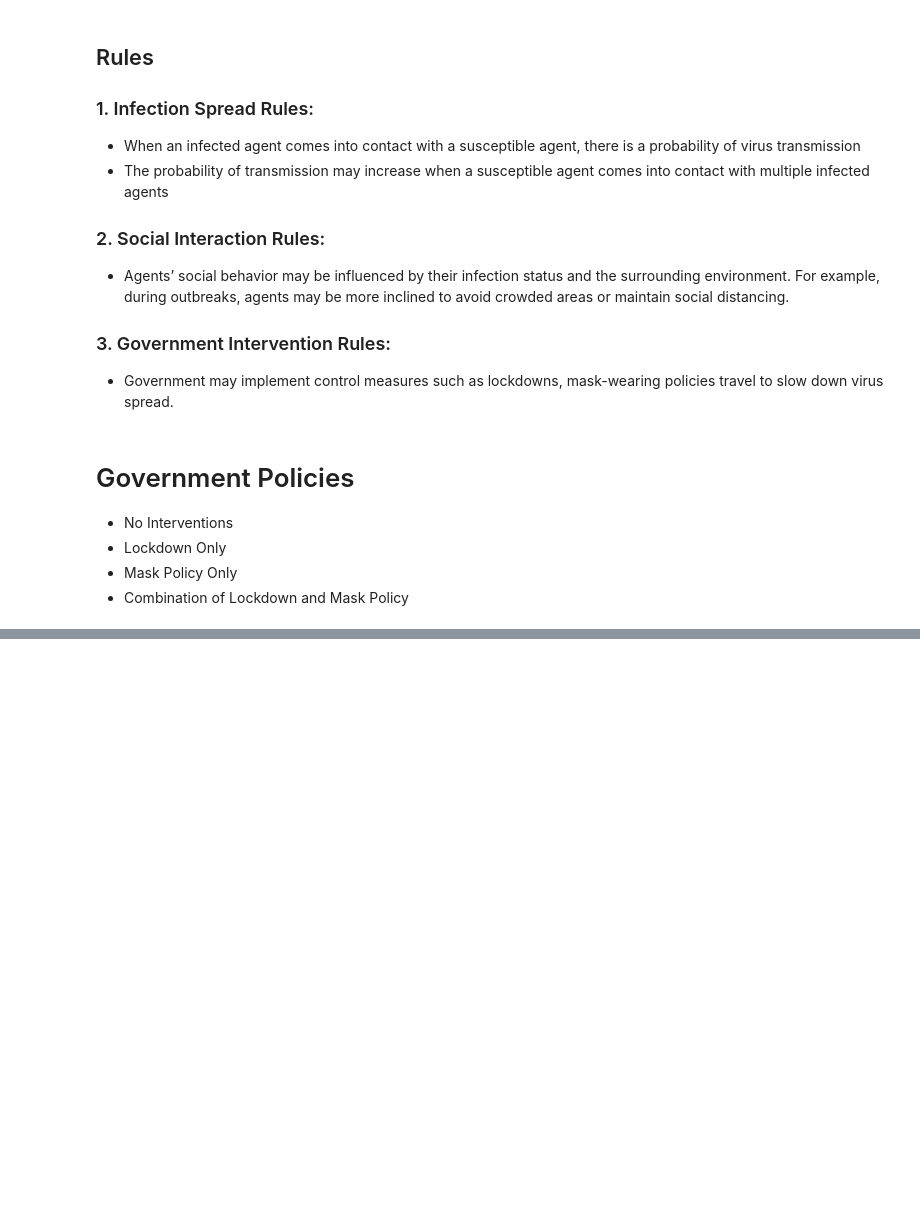
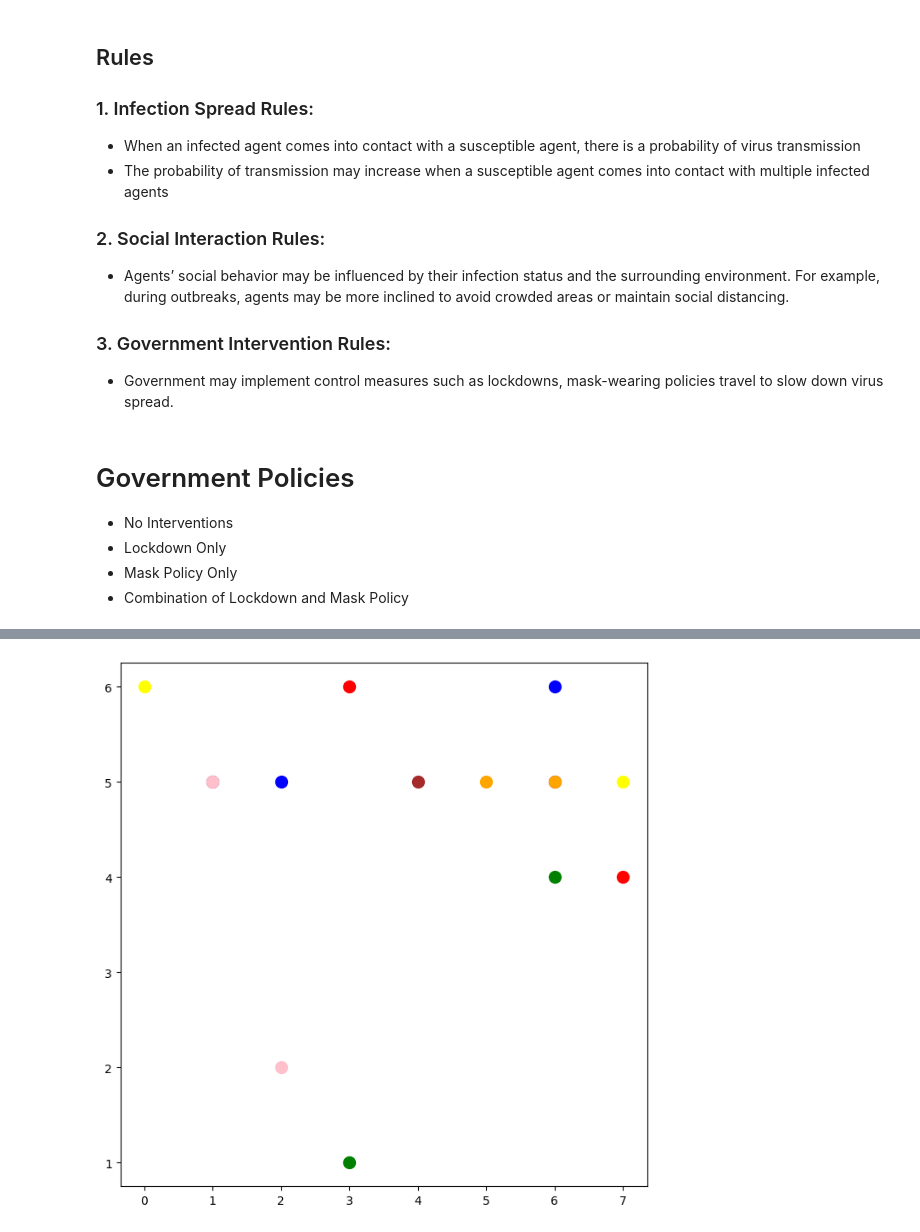
Before and after one commit to CCDRRR/Epi-Simulator, a Jupyter notebook: EpiSimulator.ipynb, the cells around one changed output, grey strips where cells are left out. Drawn from its saved outputs; the diff is of its cells as text; code cells hidden in the pictures; blank space fills up the shorter version.

```diff
--- a/EpiSimulator.ipynb
+++ b/EpiSimulator.ipynb
@@ -101,0 +209,80 @@ Agents can adapt their behavior based on past experience and acquired knowledge:
+# %%
+import random
+import matplotlib.pyplot as plt
+from mesa import Agent, Model
+from mesa.time import RandomActivation
+from mesa.space import MultiGrid
+
+class CityAgent(Agent):
+    def __init__(self, unique_id, model, residence_area, work_area):
+        super().__init__(unique_id, model)
+        self.unique_id = unique_id
+        self.residence_area = residence_area
+        self.work_area = work_area
+        self.location = residence_area
+        self.model = model
+
+    def move_to_work(self):
+        self.model.grid.move_agent(self, self.work_area)
+        self.location = self.work_area
+
+    def move_to_residence(self):
+        self.model.grid.move_agent(self, self.residence_area)
+        self.location = self.residence_area
+
+    def step(self):
+        if self.model.time_of_day == "morning":
+            self.move_to_work()
+        elif self.model.time_of_day == "afternoon":
+            self.move_to_residence()
+
+class CityModel(Model):
+    def __init__(self, num_agents, width, height):
+        self.num_agents = num_agents
+        self.schedule = RandomActivation(self)
+        self.grid = MultiGrid(width, height, False)
+        self.time_of_day = "morning"
+
+        # Create agents
+        for i in range(self.num_agents):
+            residence_area = (random.randint(0, width - 1), random.randint(0, height - 1))
+            work_area = (random.randint(0, width - 1), random.randint(0, height - 1))
+            agent = CityAgent(i, self, residence_area, work_area)
+            self.schedule.add(agent)
+            self.grid.place_agent(agent, residence_area)
+
+    def step(self):
+        self.schedule.step()
+        self.time_of_day = "afternoon" if self.time_of_day == "morning" else "morning"
+
+# Set up the model
+num_agents = 15
+width = 8
+height = 8
+
+model = CityModel(num_agents, width, height)
+
+# Simulate for a few steps
+for i in range(10):  # Simulate 10 steps
+    print(f"Step {i+1}")
+    if model.time_of_day == "morning":
+        print("Morning:")
+    else:
+        print("Afternoon:")
+    model.step()
+    for agent in model.schedule.agents:
+        print(f"Agent {agent.unique_id} is at {agent.location}")
+    print("\n")
+
+# Visualize the model
+def plot_model(model):
+    colors = ["blue", "green", "red", "yellow", "purple", "orange", "pink", "brown"]
+    plt.figure(figsize=(8, 8))
+    for cell in model.grid.coord_iter():
+        content, (x, y) = cell
+        for agent in content:
+            plt.scatter(x, y, color=colors[agent.unique_id % len(colors)], s=100)  # Adjust color based on unique_id
+    plt.show()
+
+plot_model(model)
+# %% [output]
@@ -101,0 +306 @@ Agents can adapt their behavior based on past experience and acquired knowledge:
+[figure, added]
```
Also changed, not shown: parts of 12 cells of this notebook.
